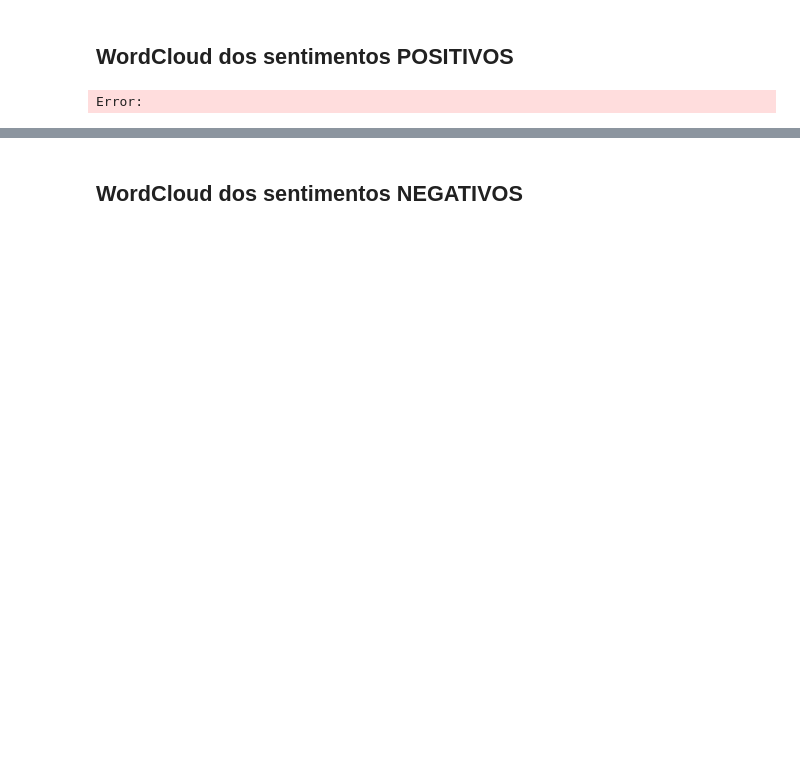
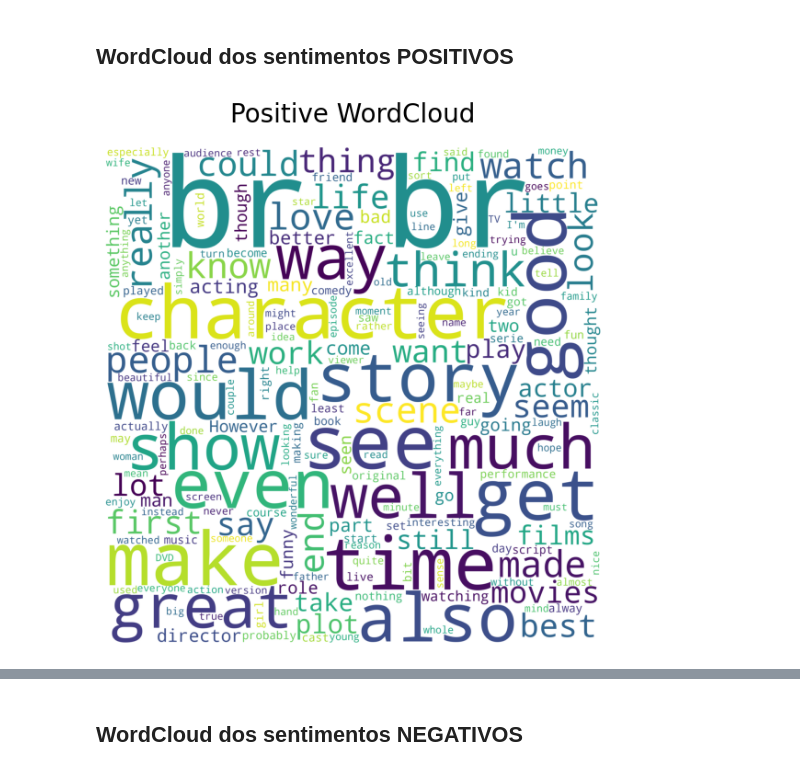
Before and after one commit to danielcarvalho99/Projeto-NLP, a Jupyter notebook: notebooks_explicativos/Simbolico.ipynb, the cells around one changed output, grey strips where cells are left out. Cells and saved outputs as stored; diff of their text form; code cells hidden in the pictures; blank space fills up the shorter version.

```diff
--- a/notebooks_explicativos/Simbolico.ipynb
+++ b/notebooks_explicativos/Simbolico.ipynb
@@ -127 +197,7 @@ Para implementar a análise de sentimentos usando WordNet, seguimos os passos ab
+# %%
+df['preprocessed_review'] = df['review'].copy()
+df['preprocessed_review'] = df['preprocessed_review'].apply(preprocess_text)
+cols = ['review','preprocessed_review','sentiment']
+# %%
+df['preprocessed_review'] = df['preprocessed_review'].astype(str)
 # %%
@@ -206,7 +271,7 @@ tagsswn = {
 }
 
 # Classificar cada review no DataFrame usando SentiWordNet
-df['WordNet_classification'] = df['review'].apply(classify_sentiment)
+df['WordNet_classification'] = df['preprocessed_review'].apply(classify_sentiment)
 
 # Criar wordclouds para as reviews classificadas como positivas e negativas
 positive_reviews = ' '.join(df[df['WordNet_classification'] == 'positive']['review'])
@@ -341,10 +400,10 @@ Error:
 # %% [markdown]
 ## WordCloud dos sentimentos POSITIVOS
 # %%
-wordcloud_draw(positive_reviews, "Positive WordCloud", stpwrds=stpwrds)
-positive_words = create_dictionary_from_wordcloud(positive_reviews, stpwrds=stpwrds, num_words=15)
+wordcloud_draw(positive_reviews, "Positive WordCloud")
+positive_words = create_dictionary_from_wordcloud(positive_reviews, num_words=15)
 # %% [output]
-Error:
+[figure, added]
 # %%
 print('Principais palavras POSITIVAS:', positive_words)
 # %% [output]
```
Also changed, not shown: parts of 18 cells of this notebook, 6 other files.
